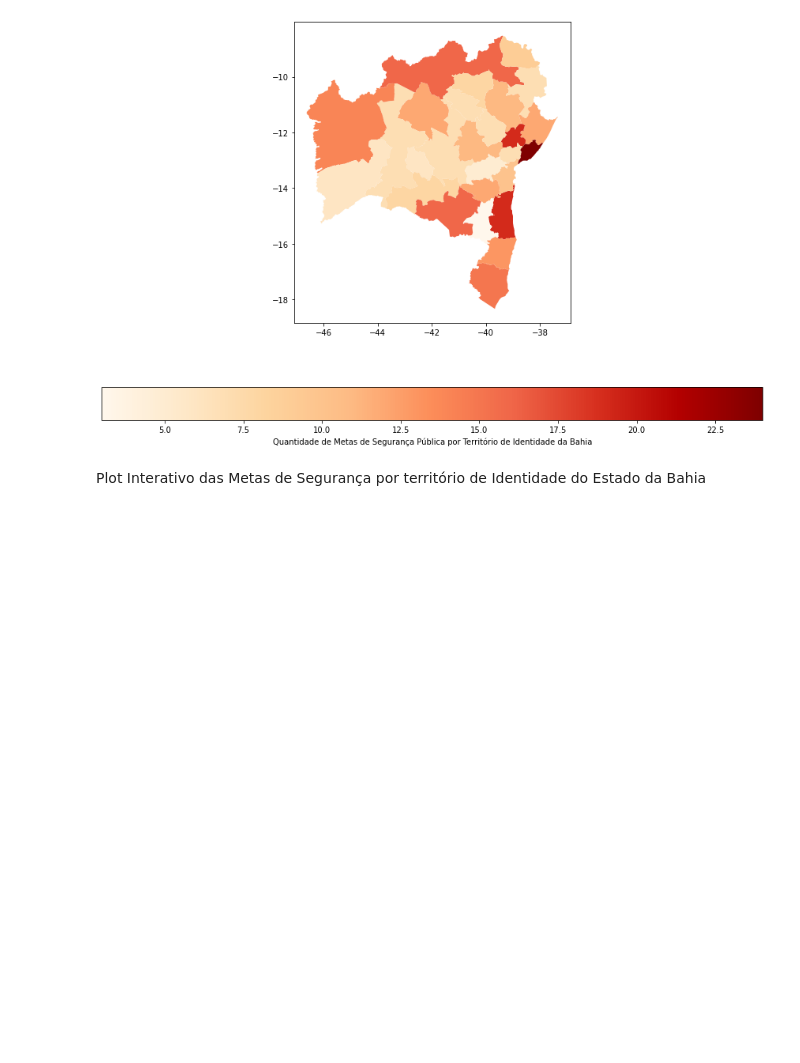
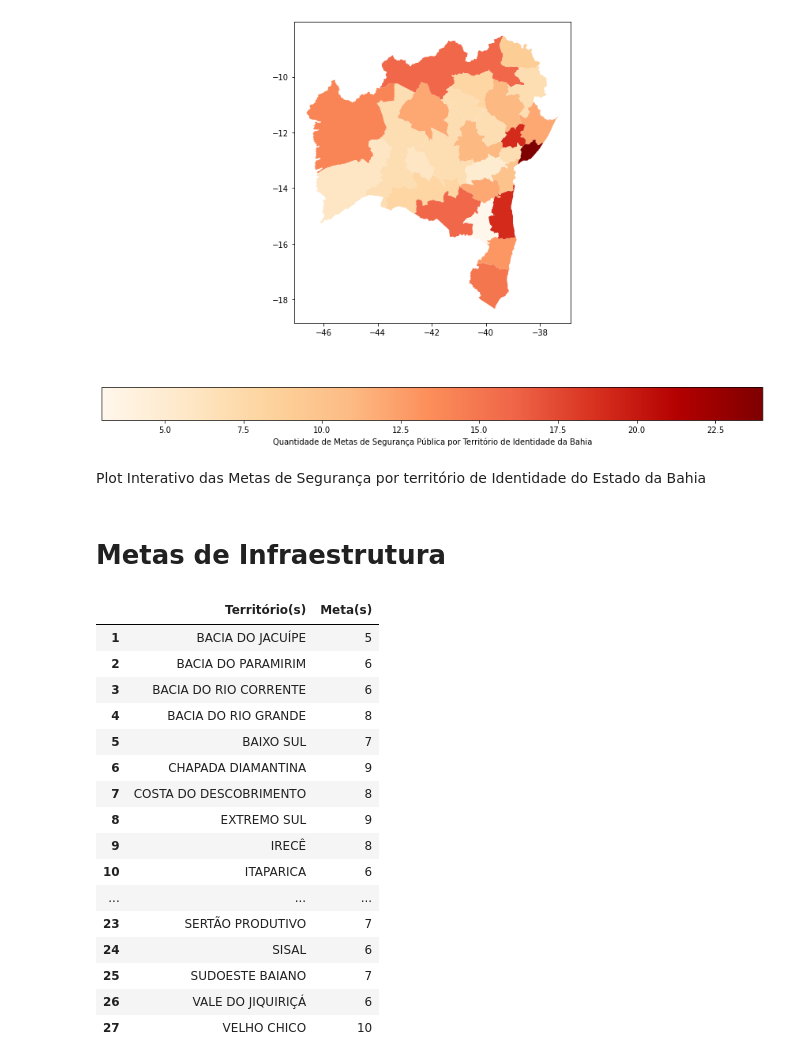
Before and after one commit to marreapato/Estagio_Internship_SEPLAN, a Jupyter notebook: Territorios_de_Identidade_BA/Territorios_identidade_bahia_metas.ipynb, the cells around one changed output. Cells and saved outputs as stored; diff of their text form; code cells hidden in the pictures; blank space fills up the shorter version.

```diff
--- a/Territorios_de_Identidade_BA/Territorios_identidade_bahia_metas.ipynb
+++ b/Territorios_de_Identidade_BA/Territorios_identidade_bahia_metas.ipynb
@@ -156,3 +156,44 @@ fig=meta_seg.hvplot(c='Meta(s)',hover_cols='Território(s)',
                              line_width=2,
                              title="Metas De Segurança Por Território de Identidade da Bahia")
 hvplot.save(fig,"Metas_ Seguranca.html")
+# %% [markdown]
+# Metas de Infraestrutura
+# %%
+wb = load_workbook(filename='/PPA_metas_infraestrutura.xlsx',
+                   read_only=True)
+
+ws = wb['CompromissoTodos']
+
+# Read the cell values into a list of lists
+data_rows = []
+for row in ws['A28':'B55']:
+    data_cols = []
+    for cell in row:
+        data_cols.append(cell.value)
+    data_rows.append(data_cols)
+
+metas_infra = pd.DataFrame(data_rows)
+
+new_header = metas_infra.iloc[0] #grab the first row for the header
+metas_infra = metas_infra[1:] #take the data less the header row
+metas_infra.columns = new_header #set the header row as the df header
+metas_infra.iloc[25,0]='VALE DO JIQUIRIÇÁ'
+metas_infra
+# %% [output]
+|  | Território(s) | Meta(s) |
+| 1 | BACIA DO JACUÍPE | 5 |
+| 2 | BACIA DO PARAMIRIM | 6 |
+| 3 | BACIA DO RIO CORRENTE | 6 |
+| 4 | BACIA DO RIO GRANDE | 8 |
+| 5 | BAIXO SUL | 7 |
+| 6 | CHAPADA DIAMANTINA | 9 |
+| 7 | COSTA DO DESCOBRIMENTO | 8 |
+| 8 | EXTREMO SUL | 9 |
+| 9 | IRECÊ | 8 |
+| 10 | ITAPARICA | 6 |
+| ... | ... | ... |
+| 23 | SERTÃO PRODUTIVO | 7 |
+| 24 | SISAL | 6 |
+| 25 | SUDOESTE BAIANO | 7 |
+| 26 | VALE DO JIQUIRIÇÁ | 6 |
+| 27 | VELHO CHICO | 10 |
```
Also changed, not shown: parts of 2 cells of this notebook.
